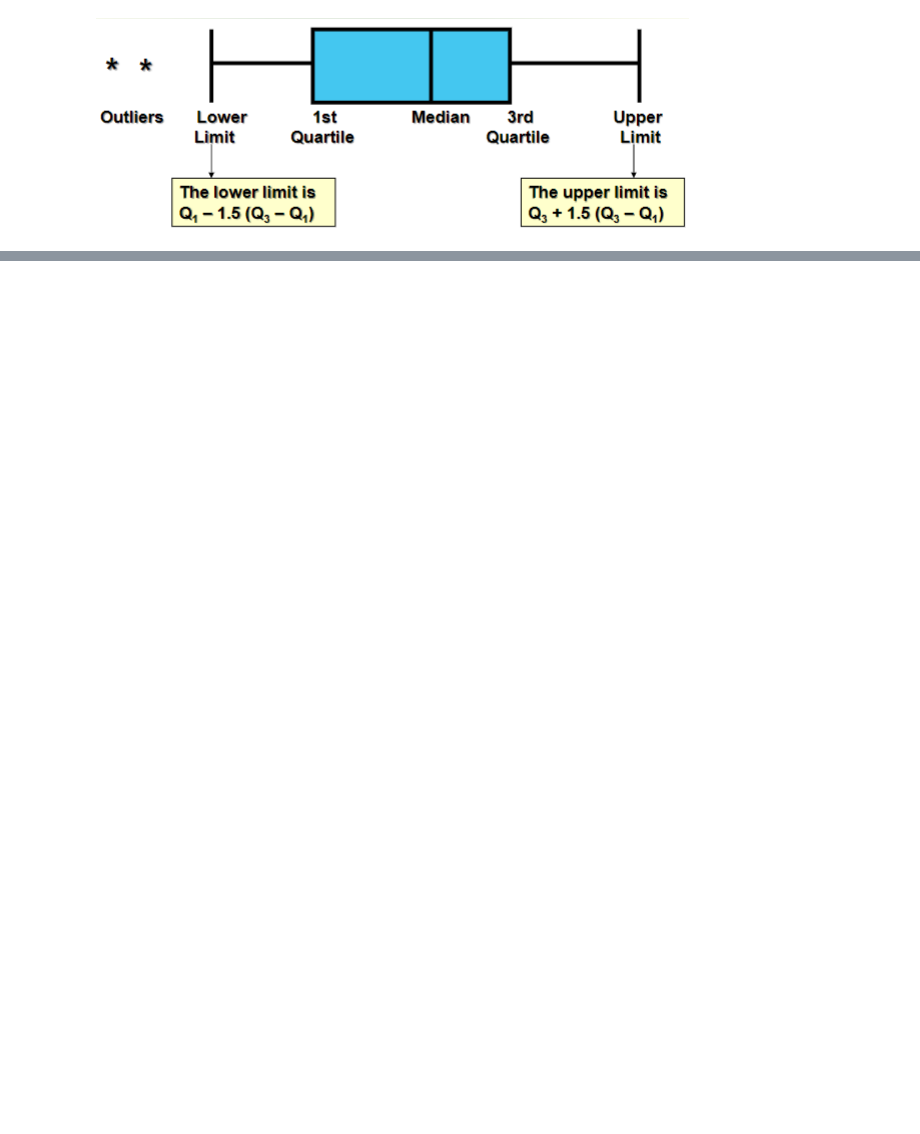
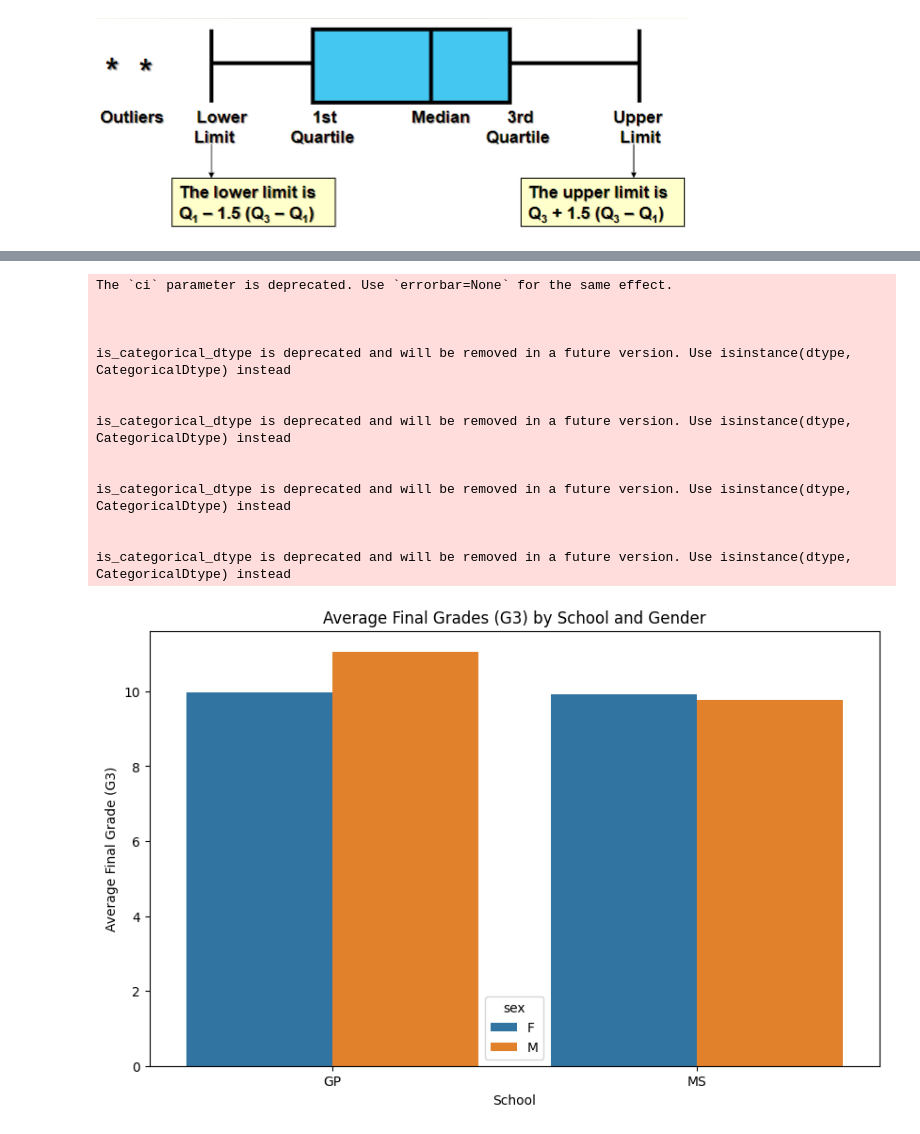
Before and after one commit to mohammed-alaa40123/Exploring-Factors-Influencing-Student-Success, a Jupyter notebook: EDA.ipynb, the cells around one changed output, grey strips where cells are left out. Cells and saved outputs as stored; diff of their text form; code cells hidden in the pictures; blank space fills up the shorter version.

```diff
--- a/EDA.ipynb
+++ b/EDA.ipynb
@@ -247,2 +238,0 @@ sns.heatmap(numerical_columns.corr(),annot=True, linewidths=0.05)
-# %%
-df.drop(columns=["Walc","Fedu"],inplace =True)
@@ -795,8 +238,0 @@ columns = [c for c in df.columns]
-# %%
-encoding_dicts = {
-    'sex': {'F': 0, 'M': 1},    # Add more dictionaries for other categorical columns as needed
-}
-
-# Apply encoding using if condition
-for col in encoding_dicts.keys():
-    df[col] = df[col].apply(lambda x: encoding_dicts[col][x])
@@ -817,0 +354,23 @@ Name: sex, Length: 465, dtype: int64
+# %%
+plt.figure(figsize=(10, 6))
+sns.barplot(x='school', y='G3', data=df, hue='sex', ci=None)
+plt.title('Average Final Grades (G3) by School and Gender')
+plt.xlabel('School')
+plt.ylabel('Average Final Grade (G3)')
+plt.show()
+# %% [output]
+The `ci` parameter is deprecated. Use `errorbar=None` for the same effect.
+
+
+
+is_categorical_dtype is deprecated and will be removed in a future version. Use isinstance(dtype, CategoricalDtype) instead
+
+
+is_categorical_dtype is deprecated and will be removed in a future version. Use isinstance(dtype, CategoricalDtype) instead
+
+
+is_categorical_dtype is deprecated and will be removed in a future version. Use isinstance(dtype, CategoricalDtype) instead
+
+
+is_categorical_dtype is deprecated and will be removed in a future version. Use isinstance(dtype, CategoricalDtype) instead
+[figure, added]
```
Also changed, not shown: parts of 66 cells of this notebook, 6 other files.
